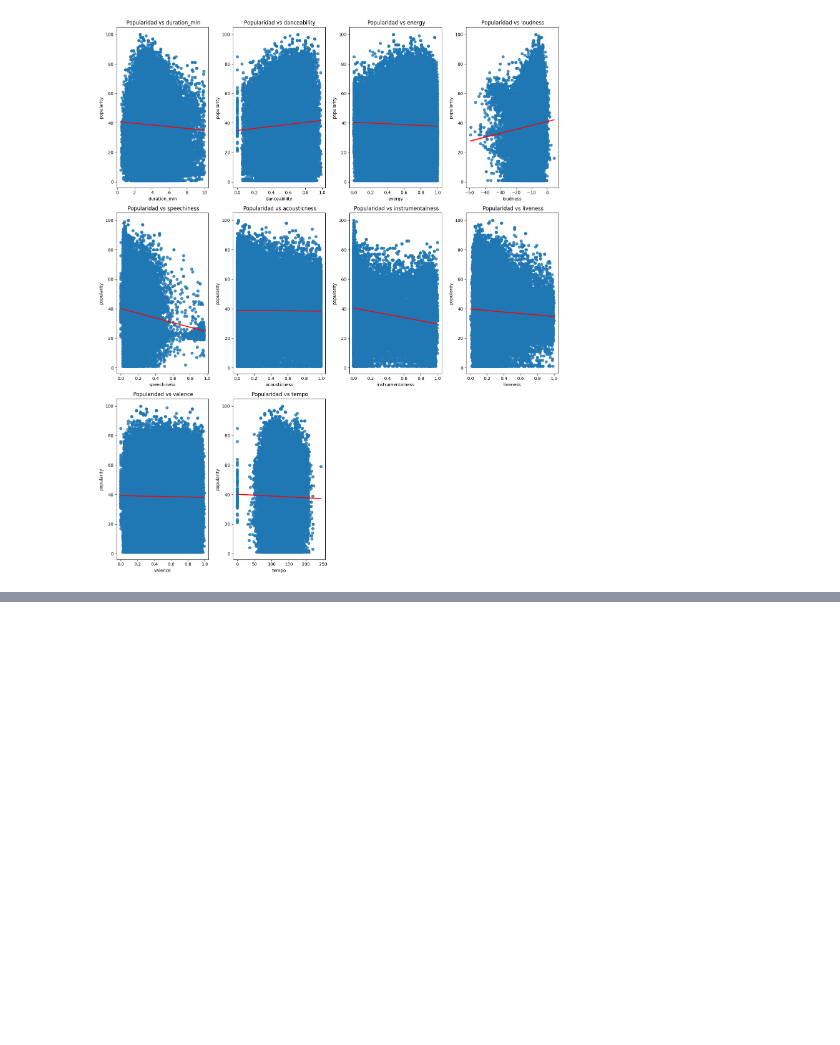
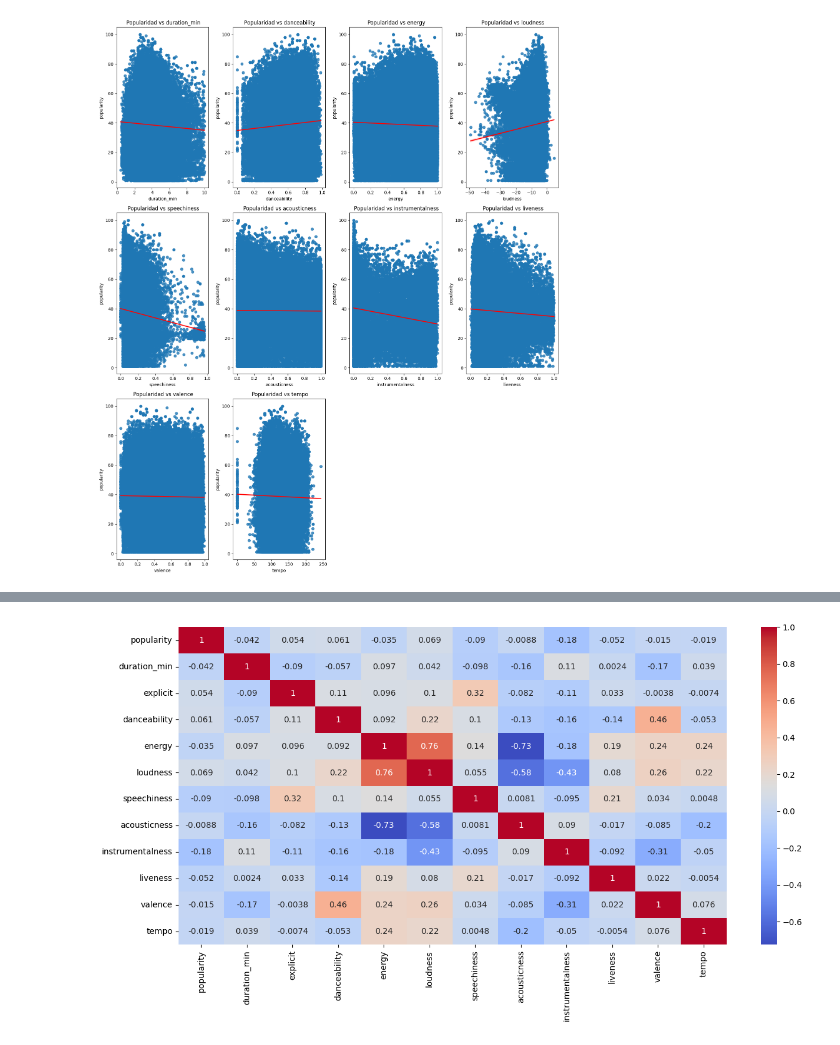
Before and after one commit to AEEM1993/Caso_Practico_Estadistica, a Jupyter notebook: caso_practico_v2.ipynb, the cells around one changed output, grey strips where cells are left out. Drawn from its saved outputs; the diff is of its cells as text; code cells hidden in the pictures; blank space fills up the shorter version.

```diff
--- a/caso_practico_v2.ipynb
+++ b/caso_practico_v2.ipynb
@@ -81,8 +85,16 @@ pitch_class_dict = {
     10: 'B♭',
     11: 'B'
 }
+
+mode={
+    0: "Escala Menor",
+    1: "Escala Mayor"
+}
+
+
 df_process["key"] = df_process["key"].apply(lambda key: pitch_class_dict[key] if key in pitch_class_dict.keys() else "C")
 df_process["key"] = pd.Categorical(df_process["key"])
+df_process["mode"] = df_process["mode"].apply(lambda x: mode[x])
 df_process["mode"] = pd.Categorical(df_process["mode"])
 df_process["time_signature"] = pd.Categorical(df_process["time_signature"])
 # %% [markdown]
@@ -225,0 +251,8 @@ De las gráficas anteriores se puede obtener las siguientes conclusiones:
+# %%
+corr_matrix = df_process.corr(numeric_only=True)
+# display(corr_matrix)
+plt.figure(figsize=(15,7))
+sns.heatmap(corr_matrix, annot=True, cmap="coolwarm")
+plt.show()
+# %% [output]
+[figure, added]
```
Also changed, not shown: parts of 24 cells of this notebook.
